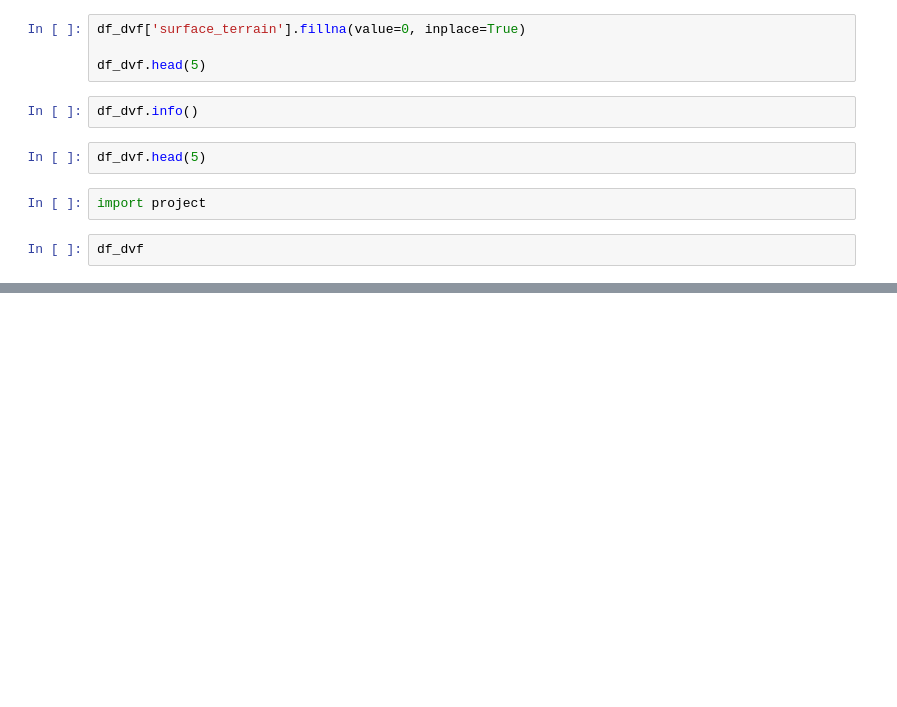
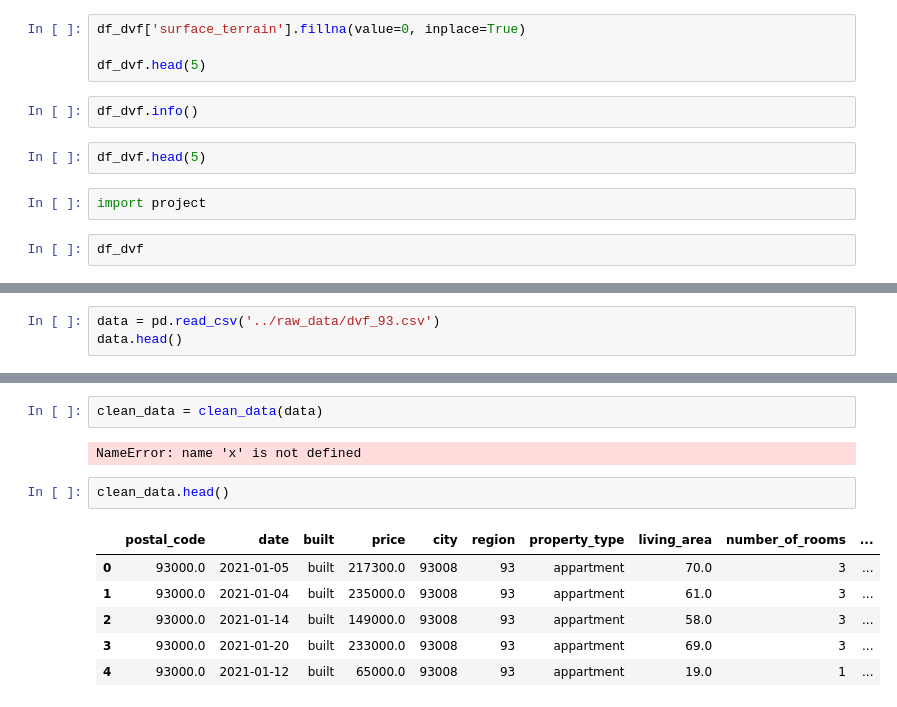
Before and after one commit to qadnguyen/realdata, a Jupyter notebook: notebooks/notebook_julius.ipynb, the cells around one changed output, grey strips where cells are left out. Drawn from its saved outputs; the diff is of its cells as text; blank space fills up the shorter version.

Commit message:
data preprocessing

```diff
--- a/notebooks/notebook_julius.ipynb
+++ b/notebooks/notebook_julius.ipynb
@@ -374,0 +381,3 @@ df_dvf
+# %%
+data = pd.read_csv('../raw_data/dvf_93.csv')
+data.head()
@@ -374,0 +392,13 @@ df_dvf
+# %%
+clean_data = clean_data(data)
+# %% [output]
+NameError: name 'x' is not defined
+# %%
+clean_data.head()
+# %% [output]
+|  | postal_code | date | built | price | city | region | property_type | living_area | number_of_rooms | ... |
+| 0 | 93000.0 | 2021-01-05 | built | 217300.0 | 93008 | 93 | appartment | 70.0 | 3 | ... |
+| 1 | 93000.0 | 2021-01-04 | built | 235000.0 | 93008 | 93 | appartment | 61.0 | 3 | ... |
+| 2 | 93000.0 | 2021-01-14 | built | 149000.0 | 93008 | 93 | appartment | 58.0 | 3 | ... |
+| 3 | 93000.0 | 2021-01-20 | built | 233000.0 | 93008 | 93 | appartment | 69.0 | 3 | ... |
+| 4 | 93000.0 | 2021-01-12 | built | 65000.0 | 93008 | 93 | appartment | 19.0 | 1 | ... |
```
Also changed, not shown: parts of 13 cells of this notebook, 2 other files.
